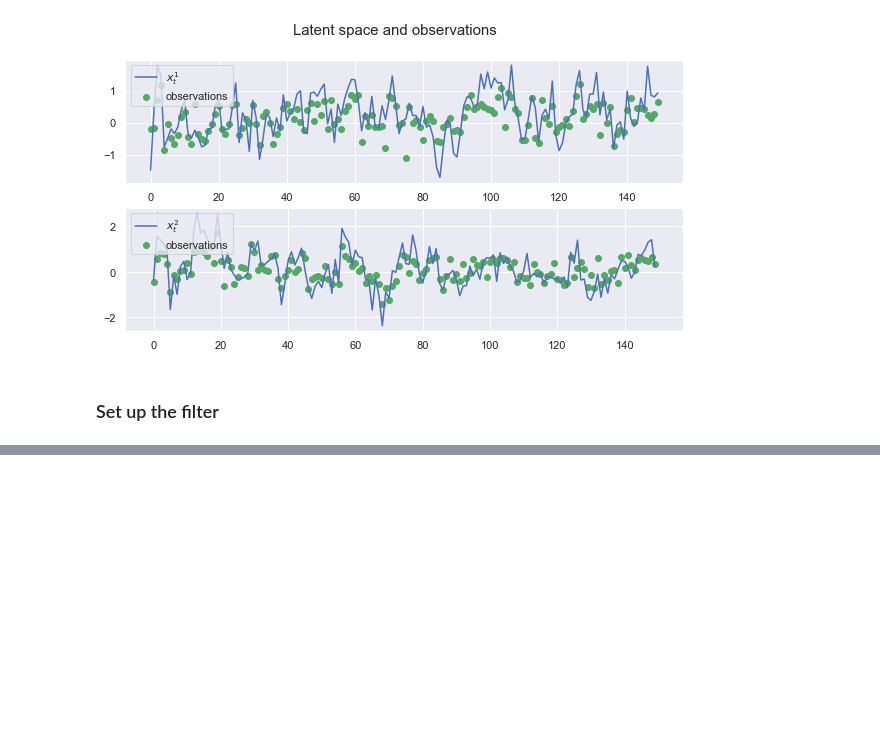
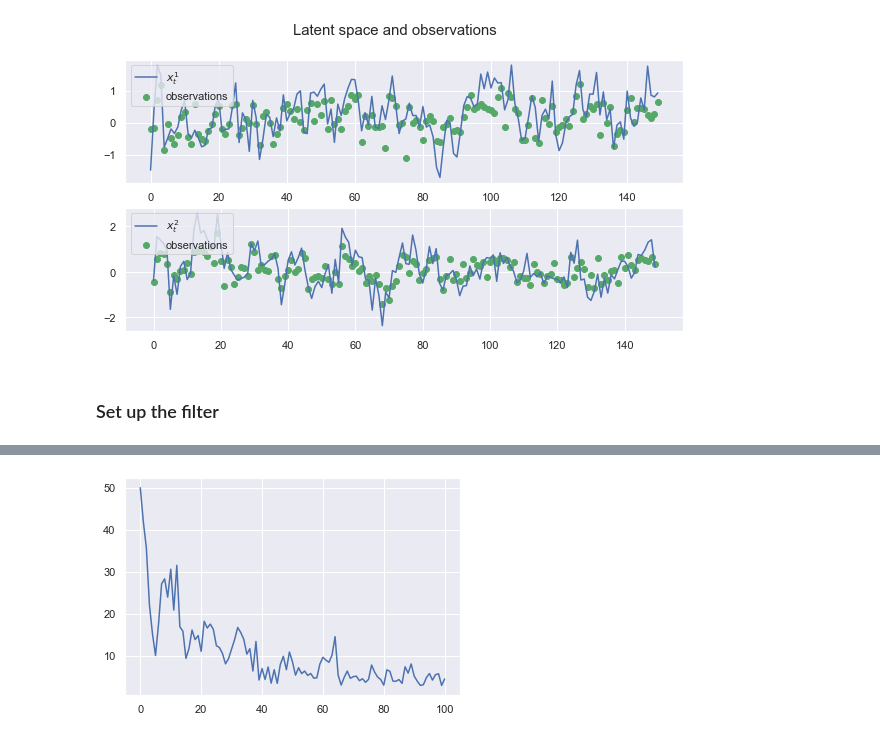
Before and after one commit to JTT94/filterflow, a Jupyter notebook: notebooks/examples/Backprop_test.ipynb, the cells around one changed output, grey strips where cells are left out. Saved outputs shown, nothing was run; the diff lists cells and outputs as text; code cells hidden in the pictures; blank space fills up the shorter version.

```diff
--- a/notebooks/examples/Backprop_test.ipynb
+++ b/notebooks/examples/Backprop_test.ipynb
@@ -193 +174,5 @@ Step 100 / 100 : loss =  270.979095
+# %%
+_ = plt.plot(sys_grad)
+# %% [output]
+[figure, added]
 # %%
```
Also changed, not shown: parts of 25 cells of this notebook, 5 other files.
